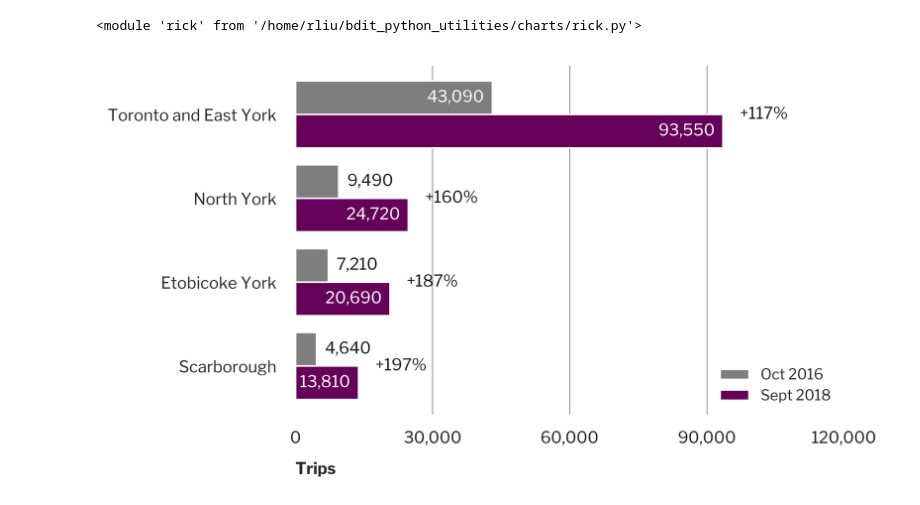
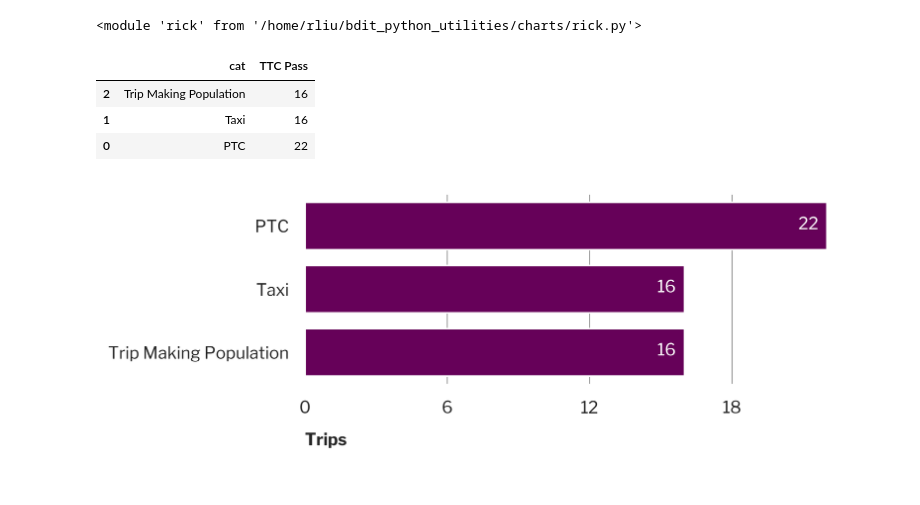
Before and after one commit to CityofToronto/bdit_python_utilities, a Jupyter notebook: charts/module_test.ipynb, the cells around one changed output. Drawn from its saved outputs; the diff is of its cells as text; code cells hidden in the pictures.

Commit message:
finished all charting functions

```diff
--- a/charts/module_test.ipynb
+++ b/charts/module_test.ipynb
@@ -400,8 +425,21 @@ district_cond
 importlib.reload(rick)
 # %% [output]
 <module 'rick' from '/home/rliu/bdit_python_utilities/charts/rick.py'>
+# %%
+pass_data = {'cat': ['PTC','Taxi',  'Trip Making Population'],
+        'TTC Pass': [22,16,16],
+        }
+
+transit_pass = pd.DataFrame(pass_data,columns= ['cat', 'TTC Pass'])
+transit_pass  = transit_pass .reindex(index=transit_pass .index[::-1])
+# %%
+transit_pass
+# %% [output]
+|  | cat | TTC Pass |
+| 2 | Trip Making Population | 16 |
+| 1 | Taxi | 16 |
+| 0 | PTC | 22 |
 # %%
-fig, ax = rick.charts.stacked_chart(district_cond, xlab='Trips', lab1 = 'Oct 2016', lab2 = 'Sept 2018',
-                                   percent = True)
+fig, ax = rick.charts.bar_chart(transit_pass, xlab='Trips')
 # %% [output]
-[figure, old version]
+[figure, new version]
```
Also changed, not shown: parts of 4 cells of this notebook, 1 other file.
